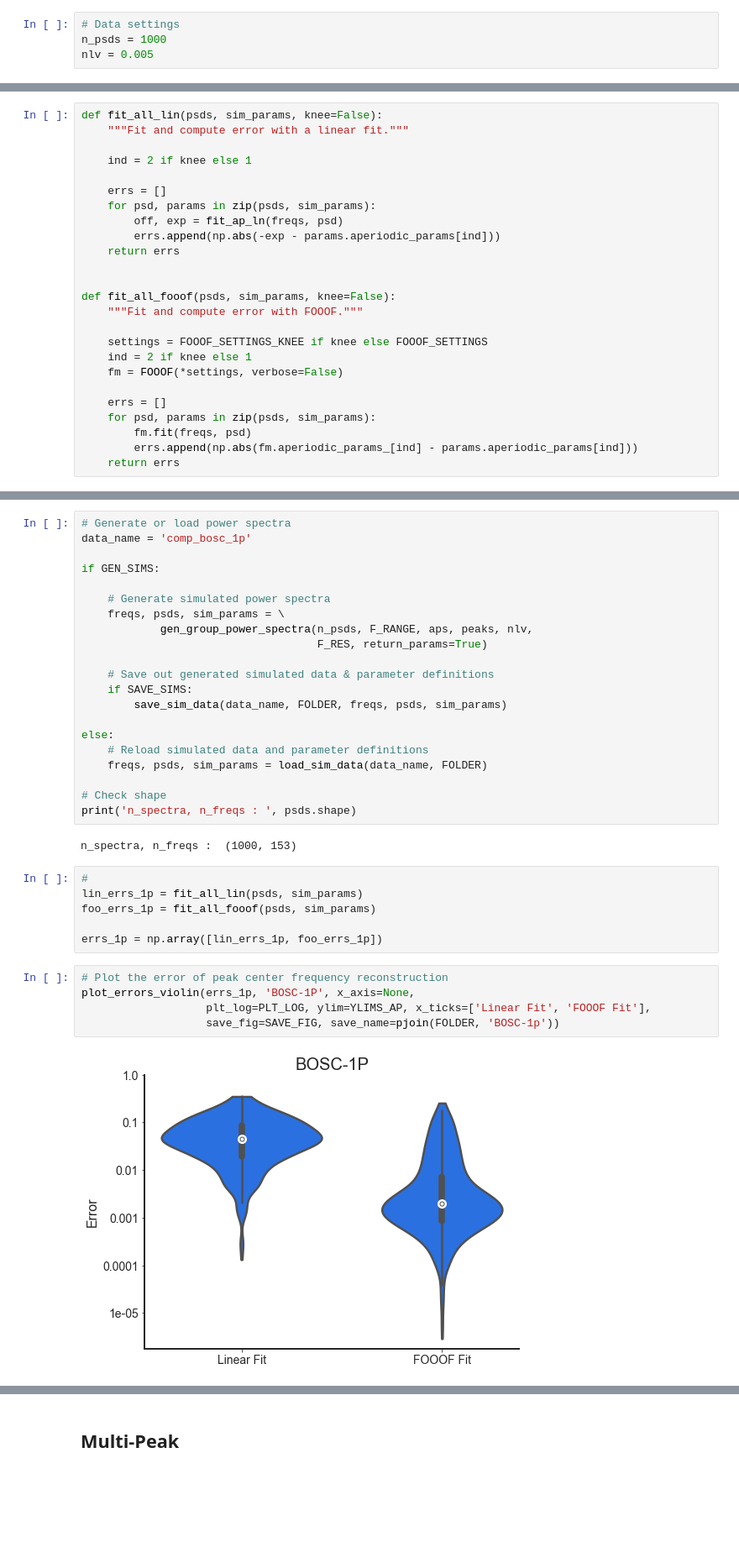
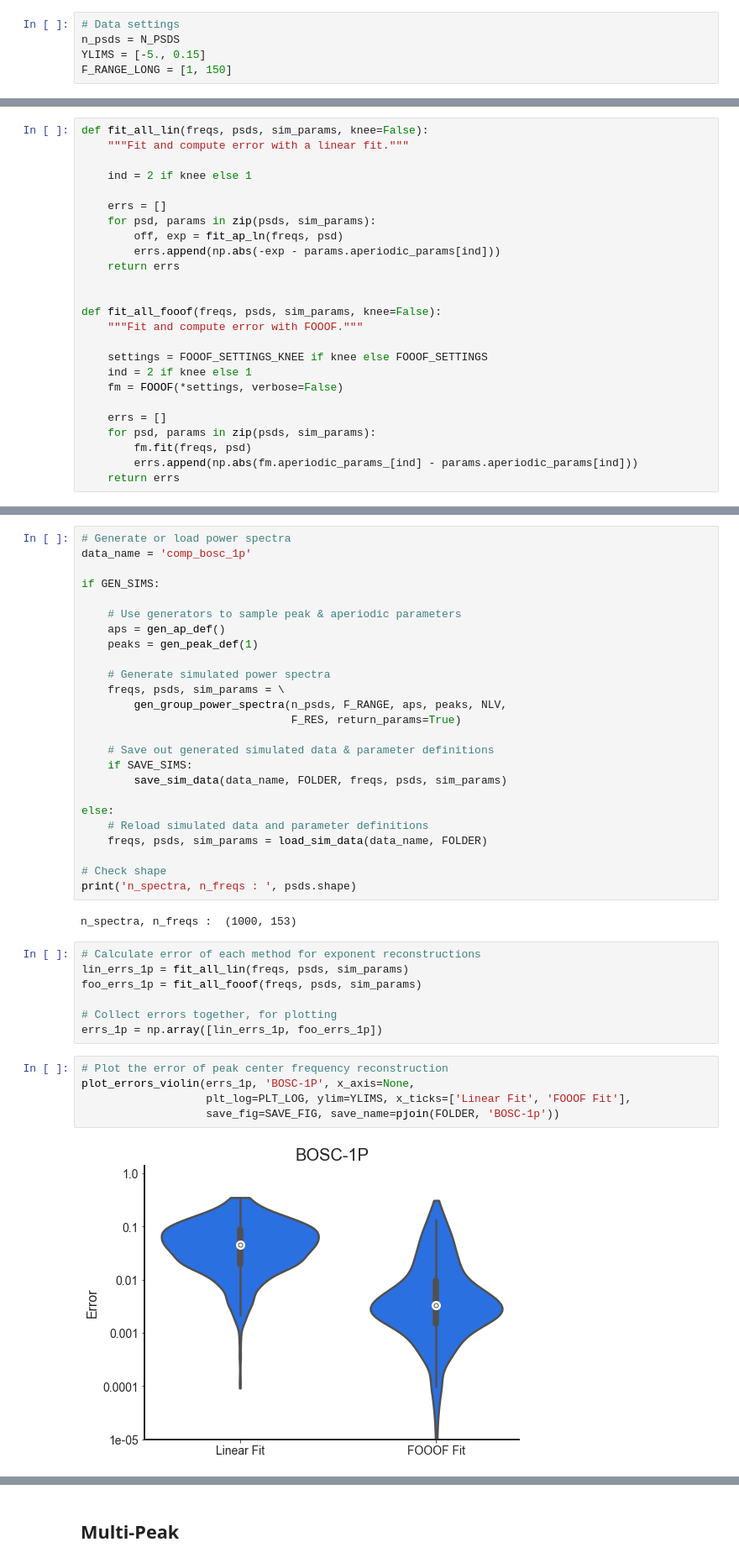
Before and after one commit to TomDonoghue/SIMparam, a Jupyter notebook: notebooks/07-Comparison-BOSC.ipynb, the cells around one changed output, grey strips where cells are left out. Shown: that part at 84% size. Saved outputs shown, nothing was run; the diff lists cells and outputs as text; blank space fills up the shorter version.

```diff
--- a/notebooks/07-Comparison-BOSC.ipynb
+++ b/notebooks/07-Comparison-BOSC.ipynb
@@ -48,7 +51,8 @@ PLT_LOG = True
 # %%
 # Data settings
-n_psds = 1000
-nlv = 0.005
+n_psds = N_PSDS
+YLIMS = [-5., 0.15]
+F_RANGE_LONG = [1, 150]
 # %% [markdown]
 ## Helper Functions
 # %%
@@ -60,7 +64,7 @@ def fit_ap_ln(freqs, psd_ap):
     popt, _ = curve_fit(linear_function, np.log10(freqs), np.log10(psd_ap), p0=[0, 0])
     return popt[0], popt[1]
 # %%
-def fit_all_lin(psds, sim_params, knee=False):
+def fit_all_lin(freqs, psds, sim_params, knee=False):
     """Fit and compute error with a linear fit."""
 
     ind = 2 if knee else 1
@@ -72,7 +76,7 @@ def fit_all_lin(psds, sim_params, knee=False):
     return errs
 
 
-def fit_all_fooof(psds, sim_params, knee=False):
+def fit_all_fooof(freqs, psds, sim_params, knee=False):
     """Fit and compute error with FOOOF."""
 
     settings = FOOOF_SETTINGS_KNEE if knee else FOOOF_SETTINGS
@@ -96,10 +96,14 @@ data_name = 'comp_bosc_1p'
 
 if GEN_SIMS:
 
+    # Use generators to sample peak & aperiodic parameters
+    aps = gen_ap_def()
+    peaks = gen_peak_def(1)
+
     # Generate simulated power spectra
     freqs, psds, sim_params = \
-            gen_group_power_spectra(n_psds, F_RANGE, aps, peaks, nlv,
-                                    F_RES, return_params=True)
+        gen_group_power_spectra(n_psds, F_RANGE, aps, peaks, NLV,
+                                F_RES, return_params=True)
 
     # Save out generated simulated data & parameter definitions
     if SAVE_SIMS:
@@ -114,16 +118,17 @@ print('n_spectra, n_freqs : ', psds.shape)
 # %% [output]
 n_spectra, n_freqs :  (1000, 153)
 # %%
-#
-lin_errs_1p = fit_all_lin(psds, sim_params)
-foo_errs_1p = fit_all_fooof(psds, sim_params)
+# Calculate error of each method for exponent reconstructions
+lin_errs_1p = fit_all_lin(freqs, psds, sim_params)
+foo_errs_1p = fit_all_fooof(freqs, psds, sim_params)
 
+# Collect errors together, for plotting
 errs_1p = np.array([lin_errs_1p, foo_errs_1p])
 # %%
 # Plot the error of peak center frequency reconstruction
 plot_errors_violin(errs_1p, 'BOSC-1P', x_axis=None,
-                   plt_log=PLT_LOG, ylim=YLIMS_AP, x_ticks=['Linear Fit', 'FOOOF Fit'],
+                   plt_log=PLT_LOG, ylim=YLIMS, x_ticks=['Linear Fit', 'FOOOF Fit'],
                    save_fig=SAVE_FIG, save_name=pjoin(FOLDER, 'BOSC-1p'))
 # %% [output]
-[figure, old version]
+[figure, new version]
 # %%
```
Also changed, not shown: parts of 21 cells of this notebook, 1 other file.
